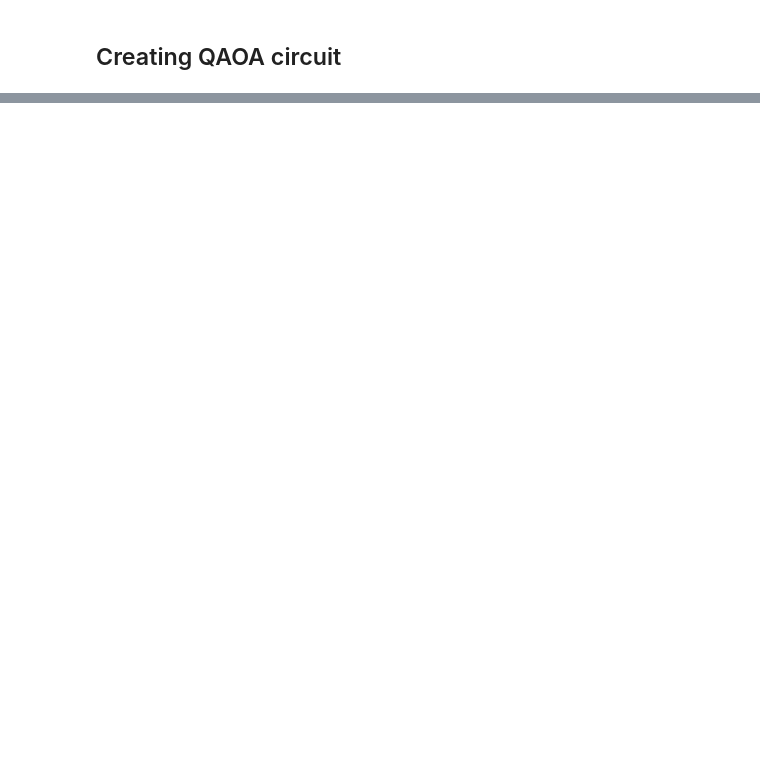
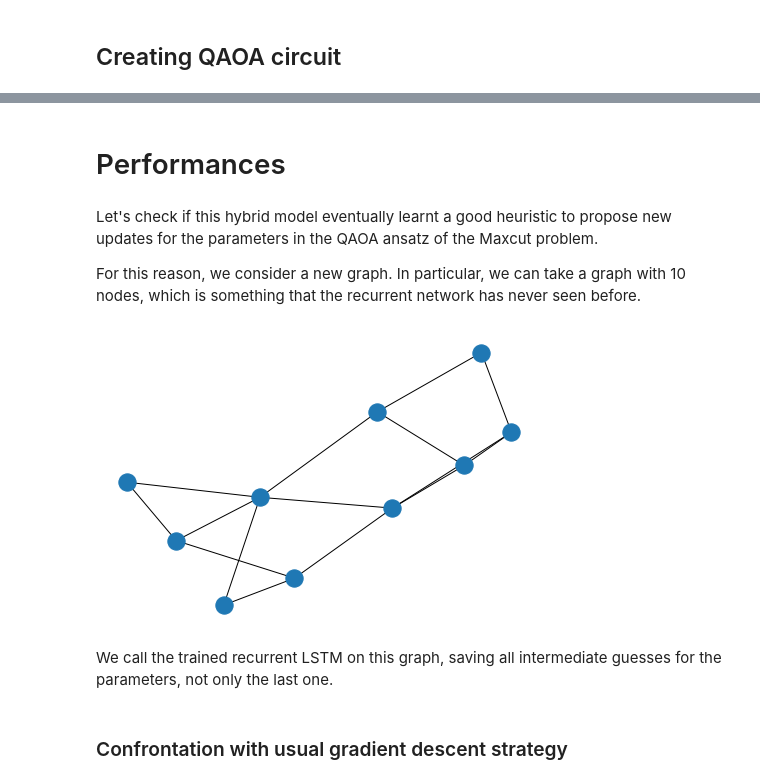
Before and after one commit to stfnmangini/Learning2learn, a Jupyter notebook: l2l_3.ipynb, the cells around one changed output, grey strips where cells are left out. Cells and saved outputs as stored; diff of their text form; code cells hidden in the pictures; blank space fills up the shorter version.

```diff
--- a/l2l_3.ipynb
+++ b/l2l_3.ipynb
@@ -673,3 +73,0 @@ models[0].get_weights()
-# %%
-a = tf.convert_to_tensor(nx.adjacency_matrix(graphm).todense())
-#a = nx.adjacency_matrix(graphm).todense()
@@ -996,37 +73,0 @@ print(circuit.draw())
-# %%
-# Transverse field
-def U_x(eta, n_wires = None):
-    for wire in range(n_wires):
-        qml.RX(2 * eta, wires = wire)
-
-# Actual hamiltonian
-def U_C(gamma, graph = None):
-    for edge in graph.edges():
-        wire1 = edge[0]
-        wire2 = edge[1]
-        qml.CNOT(wires=[wire1, wire2])
-        qml.RZ(gamma, wires=wire2)
-        qml.CNOT(wires=[wire1, wire2])
-
-def qaoa_from_graph(alphas, betas, graph = None, p = None):
-    n_qubits = len(graph.nodes)
-
-    # All qubits to |+> state
-    for i in range(n_qubits):
-        qml.Hadamard(wires=i)
-
-    # Repeat QAOA ansatze p times
-    for n_layers in range(p):
-        for e in graph.edges():
-            qml.CZ(wires = [e[0], e[1]])
-
-    # Final measurement
-    return [qml.expval(qml.PauliZ(i)) for i in range(n_qubits)]
-
-dev = dev = qml.device('default.qubit', wires=7, shots=1024, analytic=False)
-
-qnode = qml.QNode(qaoa_from_graph, dev)
-
-qnode(0., 0., graph = graphs[0], p = 1)
-
-print(qnode.draw())
@@ -1040,0 +391,16 @@ print(qnode.draw())
+# %% [markdown]
+# Performances
+# %% [markdown]
+Let's check if this hybrid model eventually learnt a good heuristic to propose new updates for the parameters in the QAOA ansatz of the Maxcut problem.
+
+
+For this reason, we consider a new graph. In particular, we can take a graph with 10 nodes, which is something that the recurrent network has never seen before.
+# %%
+new_graph = nx.gnp_random_graph(10, p = 3/10)
+new_cost = qaoa_from_graph(new_graph)
+
+nx.draw(new_graph)
+# %% [output]
+[figure, added]
+# %% [markdown]
+We call the trained recurrent LSTM on this graph, saving all intermediate guesses for the parameters, not only the last one.
@@ -1040,0 +421,2 @@ print(qnode.draw())
+# %% [markdown]
+### Confrontation with usual gradient descent strategy
```
Also changed, not shown: parts of 109 cells of this notebook, 2 other files.
